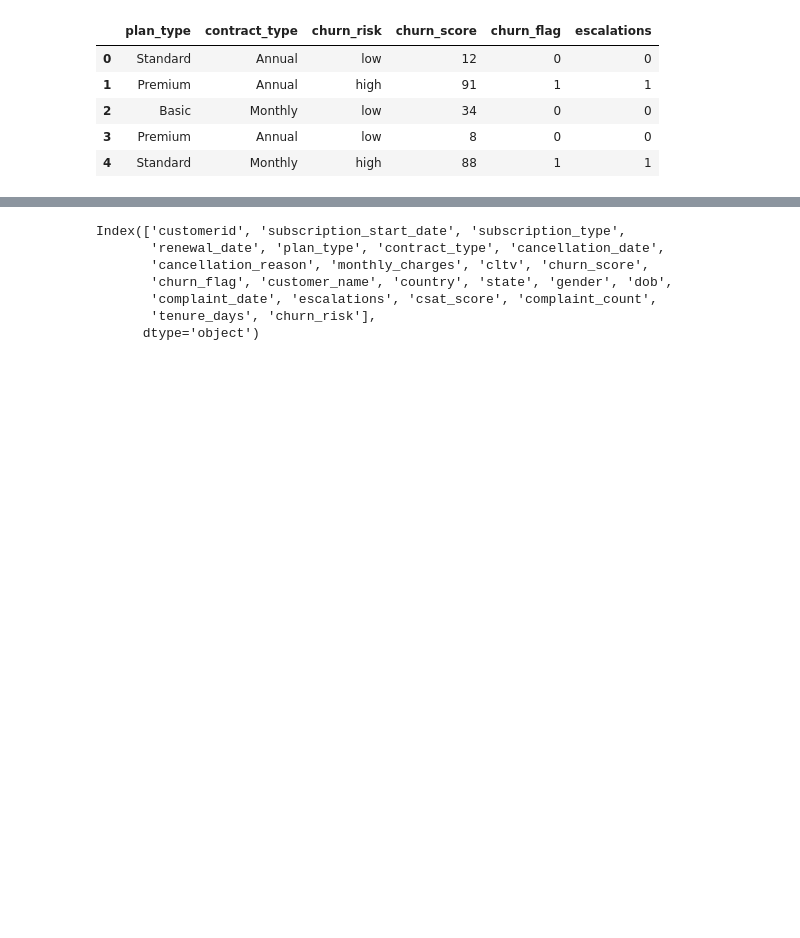
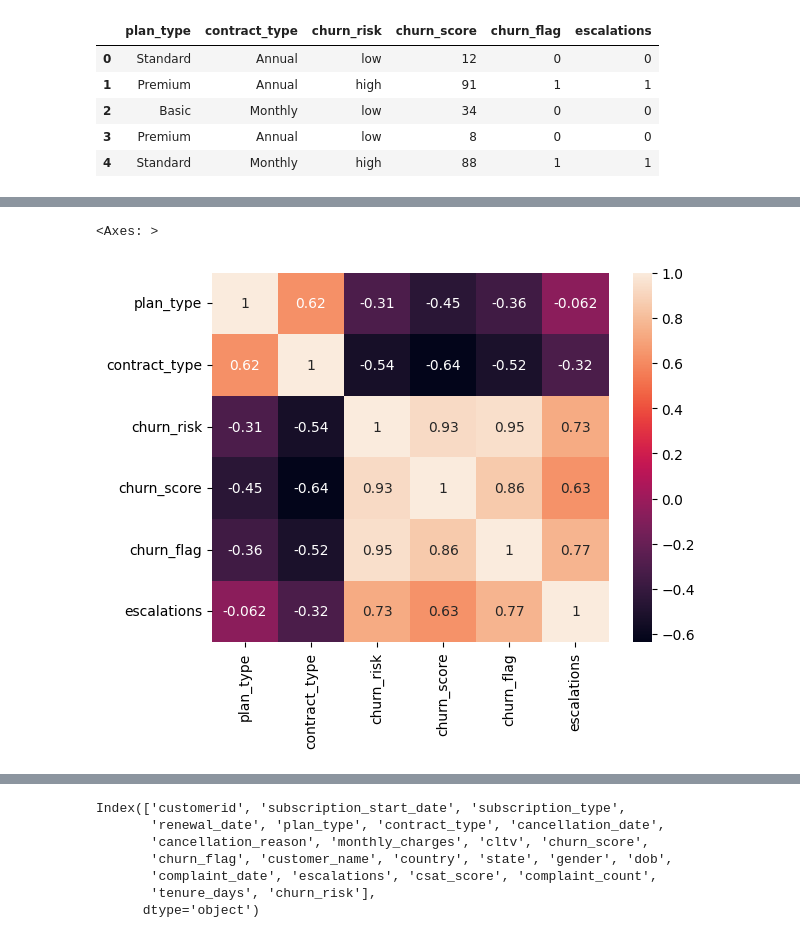
Before and after one commit to rubixz/customer_churn, a Jupyter notebook: churn_analysis.ipynb, the cells around one changed output, grey strips where cells are left out. Drawn from its saved outputs; the diff is of its cells as text; code cells hidden in the pictures; blank space fills up the shorter version.

```diff
--- a/churn_analysis.ipynb
+++ b/churn_analysis.ipynb
@@ -663,2 +678,7 @@ encoded.head()
 # %%
 # Heatmap (correlation matrix)
+
+sns.heatmap(encoded.corr(), annot = True)
+# %% [output]
+<Axes: >
+[figure, added]
```
Also changed, not shown: parts of 21 cells of this notebook.
